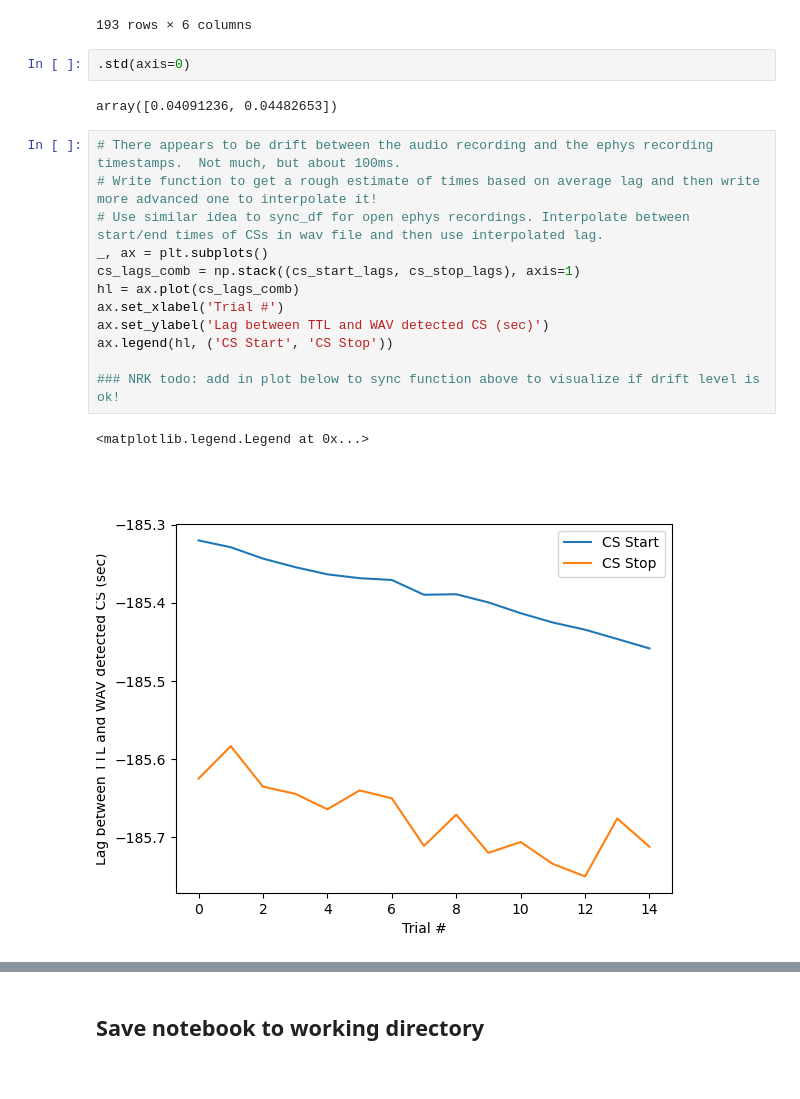
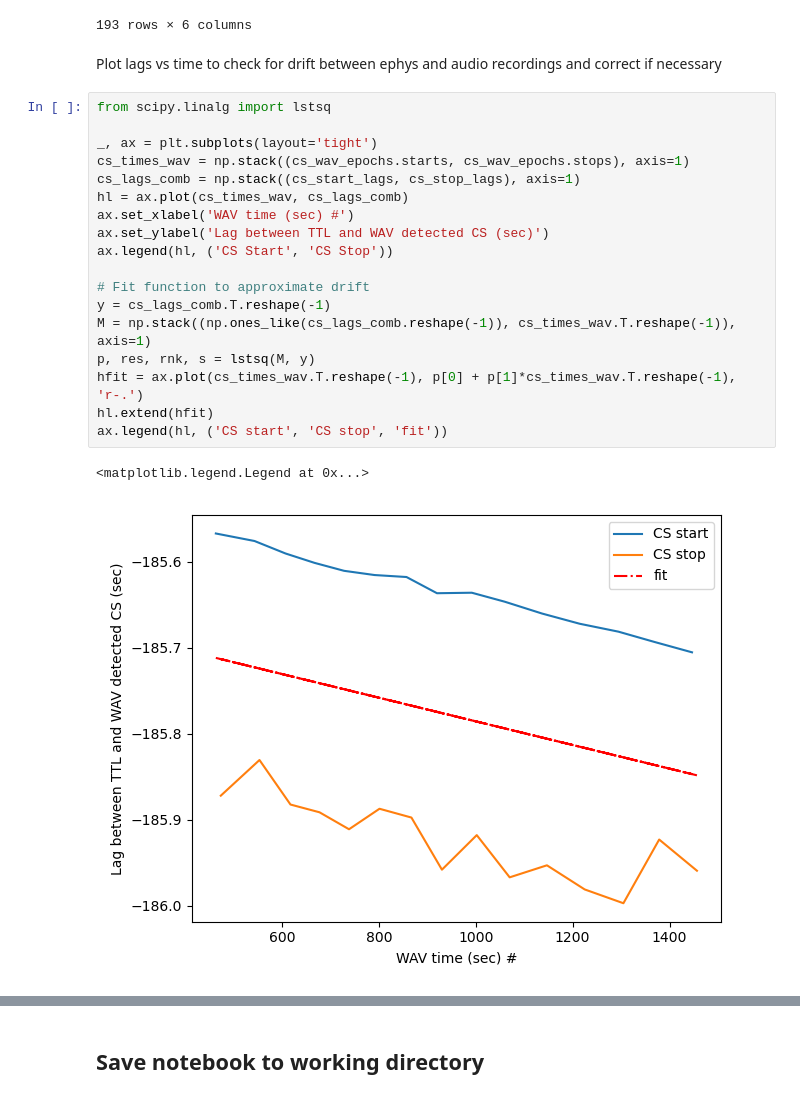
Before and after one commit to nkinsky/TraceFC, a Jupyter notebook: Notebooks/Sync_USV_and_Ephys.ipynb, the cells around one changed output, grey strips where cells are left out. Cells and saved outputs as stored; diff of their text form.

```diff
--- a/Notebooks/Sync_USV_and_Ephys.ipynb
+++ b/Notebooks/Sync_USV_and_Ephys.ipynb
@@ -352,22 +338,26 @@ ds_calls.usv_df
 | 191 | 1565.172252 | 18.054100 | 0.663767 | 29.233770 | 0.610592 | 1 |
 | 192 | 1565.885044 | 16.347950 | 0.818050 | 32.646071 | 0.610592 | 1 |
 193 rows × 6 columns
-# %%
-.std(axis=0)
-# %% [output]
-array([0.04091236, 0.04482653])
+# %% [markdown]
+Plot lags vs time to check for drift between ephys and audio recordings and correct if necessary
 # %%
-# There appears to be drift between the audio recording and the ephys recording timestamps.  Not much, but about 100ms.
-# Write function to get a rough estimate of times based on average lag and then write more advanced one to interpolate it!
-# Use similar idea to sync_df for open ephys recordings. Interpolate between start/end times of CSs in wav file and then use interpolated lag.
-_, ax = plt.subplots()
+from scipy.linalg import lstsq
+
+_, ax = plt.subplots(layout='tight')
+cs_times_wav = np.stack((cs_wav_epochs.starts, cs_wav_epochs.stops), axis=1)
 cs_lags_comb = np.stack((cs_start_lags, cs_stop_lags), axis=1)
-hl = ax.plot(cs_lags_comb)
-ax.set_xlabel('Trial #')
+hl = ax.plot(cs_times_wav, cs_lags_comb)
+ax.set_xlabel('WAV time (sec) #')
 ax.set_ylabel('Lag between TTL and WAV detected CS (sec)')
 ax.legend(hl, ('CS Start', 'CS Stop'))
 
-### NRK todo: add in plot below to sync function above to visualize if drift level is ok!
+# Fit function to approximate drift
+y = cs_lags_comb.T.reshape(-1)
+M = np.stack((np.ones_like(cs_lags_comb.reshape(-1)), cs_times_wav.T.reshape(-1)), axis=1)
+p, res, rnk, s = lstsq(M, y)
+hfit = ax.plot(cs_times_wav.T.reshape(-1), p[0] + p[1]*cs_times_wav.T.reshape(-1), 'r-.')
+hl.extend(hfit)
+ax.legend(hl, ('CS start', 'CS stop', 'fit'))
 # %% [output]
 <matplotlib.legend.Legend at 0x...>
-[figure, old version]
+[figure, new version]
```
Also changed, not shown: parts of 18 cells of this notebook.
